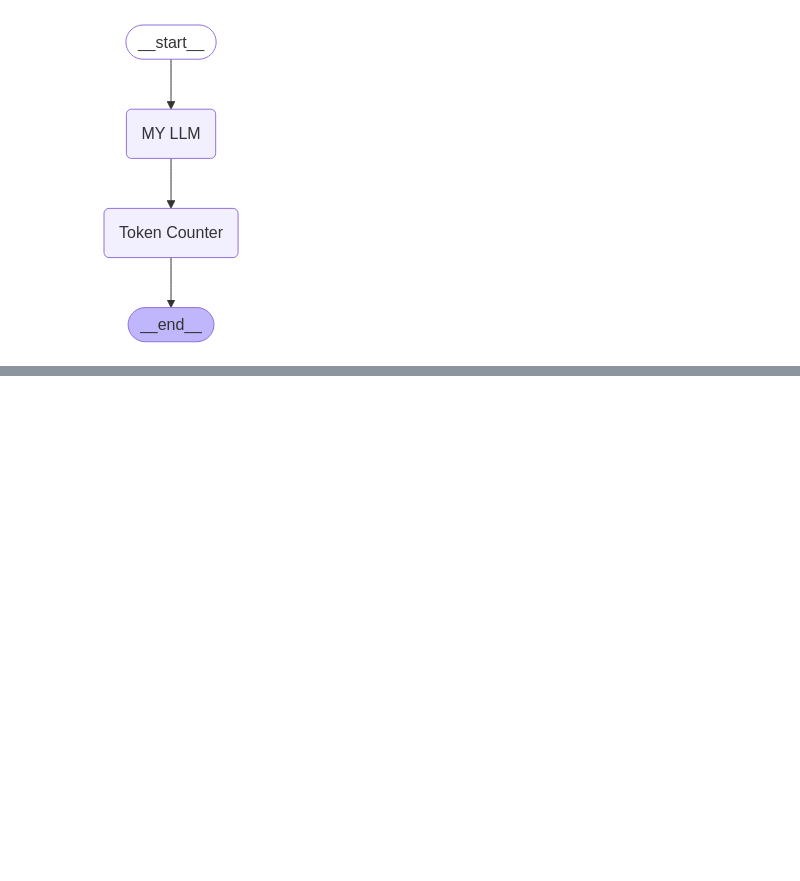
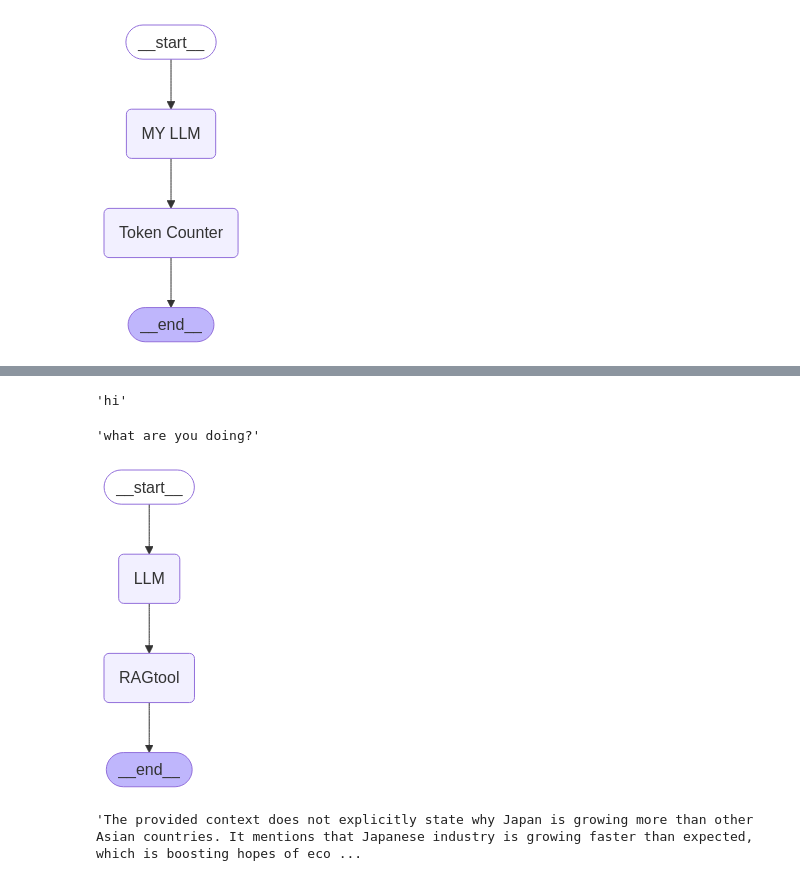
Before and after one commit to sunnysavita10/genai_bootcamp, a Jupyter notebook: langgraph-agents/langraph_introduction.ipynb, the cells around one changed output, grey strips where cells are left out. Drawn from its saved outputs; the diff is of its cells as text; code cells hidden in the pictures; blank space fills up the shorter version.

```diff
--- a/langgraph-agents/langraph_introduction.ipynb
+++ b/langgraph-agents/langraph_introduction.ipynb
@@ -93,0 +143,11 @@ total number of token in the generated output 596
+# %%
+db = Chroma.from_documents(new_docs, embeddings)
+
+retriever = db.as_retriever(search_kwargs={"k": 3})
+# %%
+# db = Chroma.from_documents(new_docs, embeddings)
+
+# retriever = db.as_retriever(search_kwargs={"k": 3})
+
+query = "why Japanese industry is growing faster?"
+docs = retriever.get_relevant_documents(query)
@@ -93,0 +205,12 @@ total number of token in the generated output 596
+# %%
+# this is my older message
+AgentState["messages"][0]
+# %% [output]
+'hi'
+# %%
+#recent added message or latest message
+AgentState["messages"][-1]
+# %% [output]
+'what are you doing?'
+# %%
+AgentState={'messages': []}
@@ -93,0 +254,16 @@ total number of token in the generated output 596
+# %%
+workflow=Graph()
+workflow.add_node("LLM", function_1)
+workflow.add_node("RAGtool", function_2)
+workflow.add_edge('LLM', 'RAGtool')
+workflow.set_entry_point("LLM")
+workflow.set_finish_point("RAGtool")
+app2 = workflow.compile()
+# %%
+display(Image(app2.get_graph().draw_mermaid_png()))
+# %% [output]
+[figure, added]
+# %%
+app2.invoke({"messages":["why japan is growing more than other asian country?"]})
+# %% [output]
+'The provided context does not explicitly state why Japan is growing more than other Asian countries. It mentions that Japanese industry is growing faster than expected, which is boosting hopes of eco ...
```
Also changed, not shown: parts of 81 cells of this notebook, 16 other files.
